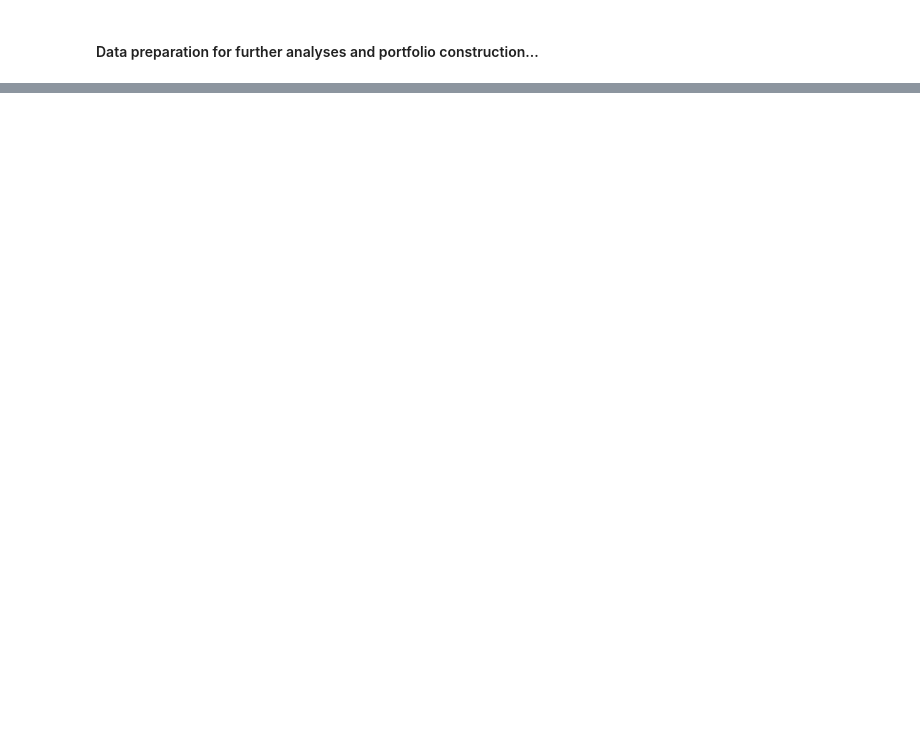
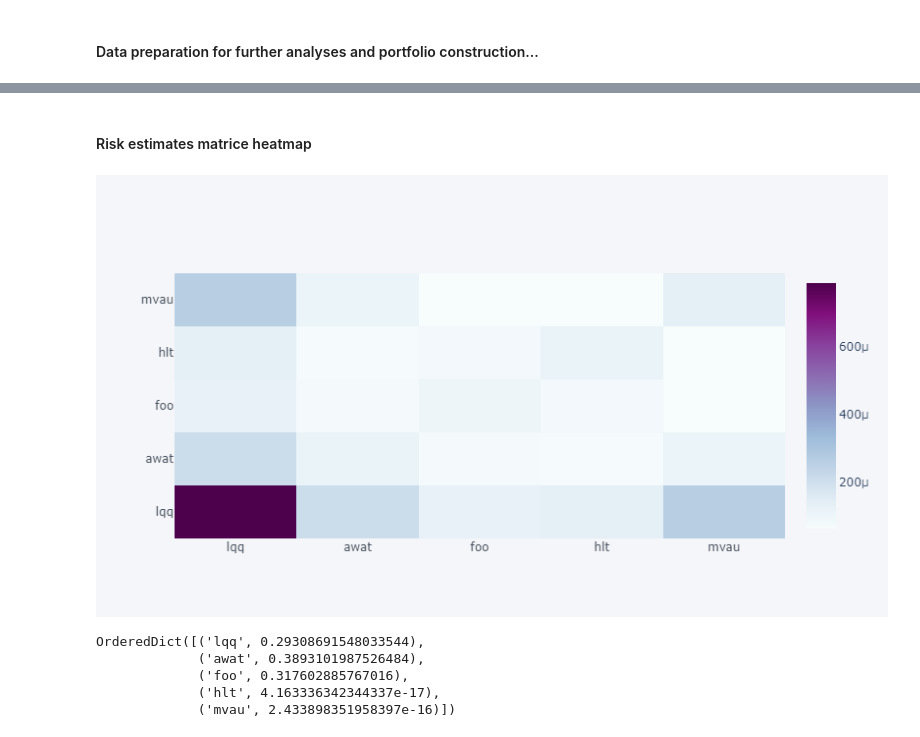
Before and after one commit to mzizi-io/Portfolio-Construction, a Jupyter notebook: cookbook.ipynb, the cells around one changed output, grey strips where cells are left out. Cells and saved outputs as stored; diff of their text form; code cells hidden in the pictures; blank space fills up the shorter version.

```diff
--- a/cookbook.ipynb
+++ b/cookbook.ipynb
@@ -84,0 +112,3 @@ portfolio_comp_returns
+# %%
+risk_estimates = portfolio_comp_returns.cov()
+risk_estimates.values
@@ -84,0 +131,6 @@ portfolio_comp_returns
+# %% [markdown]
+#### Risk estimates matrice heatmap
+# %%
+plot_risk_estimates_heatmap(risk_estimates, 'bupu')
+# %% [output]
+[figure, added]
@@ -84,0 +145,8 @@ portfolio_comp_returns
+# %%
+weights
+# %% [output]
+OrderedDict([('lqq', 0.29308691548033544),
+             ('awat', 0.3893101987526484),
+             ('foo', 0.317602885767016),
+             ('hlt', 4.163336342344337e-17),
+             ('mvau', 2.433898351958397e-16)])
```
Also changed, not shown: parts of 15 cells of this notebook.
